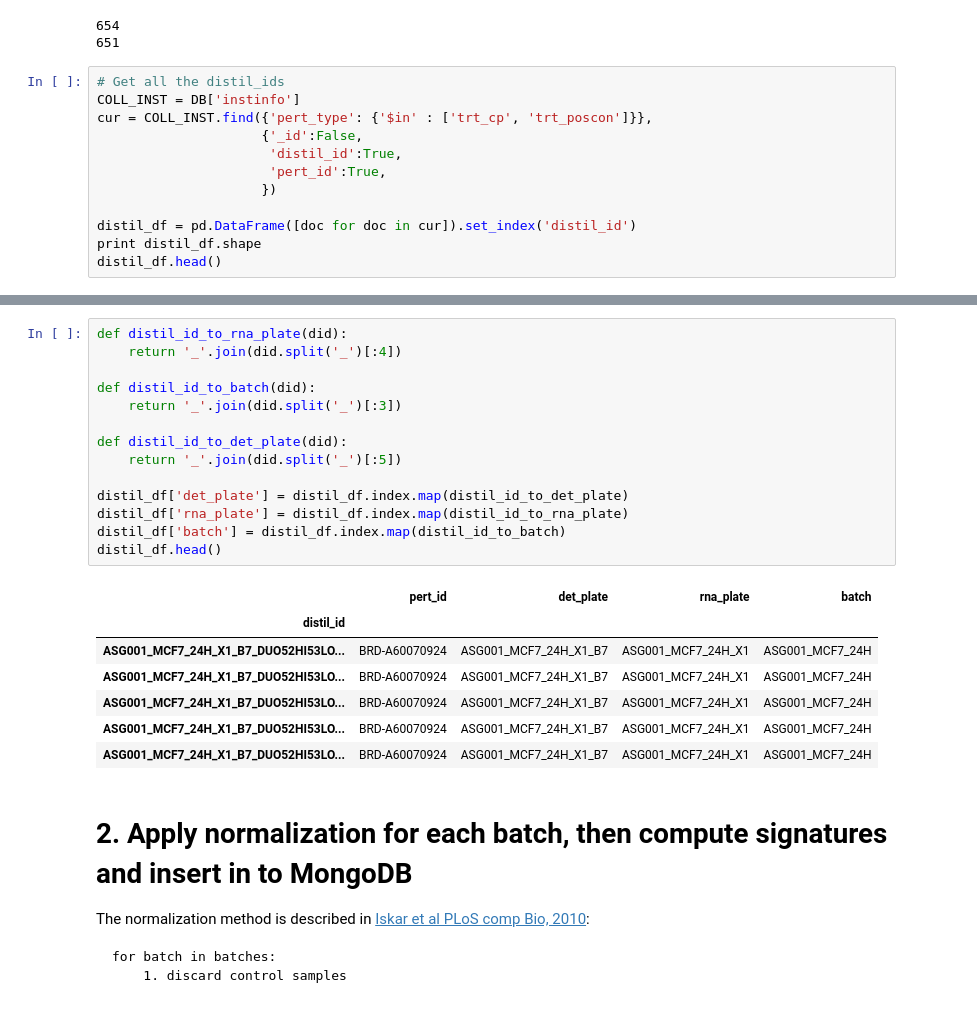
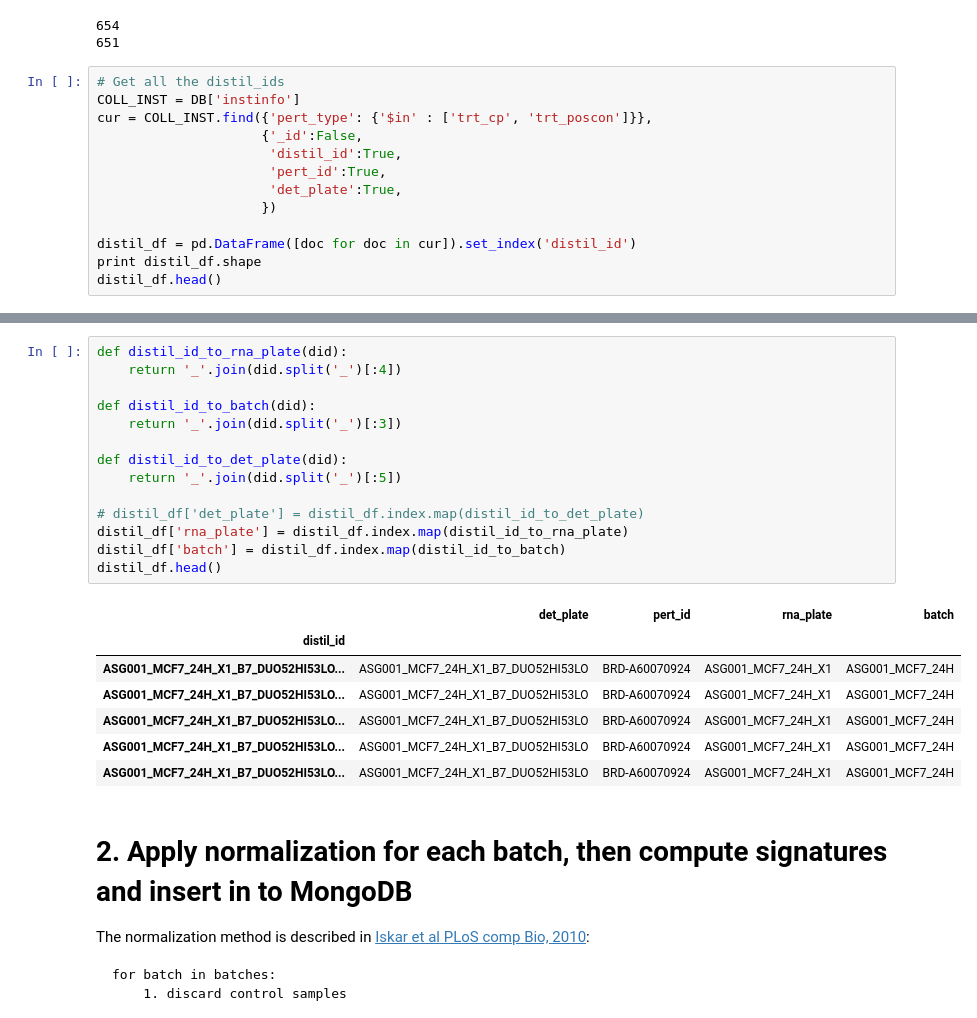
Before and after one commit to MaayanLab/L1000FWD, a Jupyter notebook: notebooks/Reprocess_L1000_Level3_mean_center.ipynb, the cells around one changed output, grey strips where cells are left out. Cells and saved outputs as stored; diff of their text form.

```diff
--- a/notebooks/Reprocess_L1000_Level3_mean_center.ipynb
+++ b/notebooks/Reprocess_L1000_Level3_mean_center.ipynb
@@ -172,6 +176,7 @@ cur = COLL_INST.find({'pert_type': {'$in' : ['trt_cp', 'trt_poscon']}},
                      {'_id':False,
                       'distil_id':True,
                       'pert_id':True,
+                      'det_plate':True,
                      })
 
 distil_df = pd.DataFrame([doc for doc in cur]).set_index('distil_id')
@@ -189,25 +194,25 @@ distil_df.head()
 # %%
 def distil_id_to_rna_plate(did):
     return '_'.join(did.split('_')[:4])
 
 def distil_id_to_batch(did):
     return '_'.join(did.split('_')[:3])
 
 def distil_id_to_det_plate(did):
     return '_'.join(did.split('_')[:5])
 
-distil_df['det_plate'] = distil_df.index.map(distil_id_to_det_plate)
+# distil_df['det_plate'] = distil_df.index.map(distil_id_to_det_plate)
 distil_df['rna_plate'] = distil_df.index.map(distil_id_to_rna_plate)
 distil_df['batch'] = distil_df.index.map(distil_id_to_batch)
 distil_df.head()
 # %% [output]
-|  | pert_id | det_plate | rna_plate | batch |
+|  | det_plate | pert_id | rna_plate | batch |
 | distil_id |  |  |  |  |
-| ASG001_MCF7_24H_X1_B7_DUO52HI53LO... | BRD-A60070924 | ASG001_MCF7_24H_X1_B7 | ASG001_MCF7_24H_X1 | ASG001_MCF7_24H |
-| ASG001_MCF7_24H_X1_B7_DUO52HI53LO... | BRD-A60070924 | ASG001_MCF7_24H_X1_B7 | ASG001_MCF7_24H_X1 | ASG001_MCF7_24H |
-| ASG001_MCF7_24H_X1_B7_DUO52HI53LO... | BRD-A60070924 | ASG001_MCF7_24H_X1_B7 | ASG001_MCF7_24H_X1 | ASG001_MCF7_24H |
-| ASG001_MCF7_24H_X1_B7_DUO52HI53LO... | BRD-A60070924 | ASG001_MCF7_24H_X1_B7 | ASG001_MCF7_24H_X1 | ASG001_MCF7_24H |
-| ASG001_MCF7_24H_X1_B7_DUO52HI53LO... | BRD-A60070924 | ASG001_MCF7_24H_X1_B7 | ASG001_MCF7_24H_X1 | ASG001_MCF7_24H |
+| ASG001_MCF7_24H_X1_B7_DUO52HI53LO... | ASG001_MCF7_24H_X1_B7_DUO52HI53LO | BRD-A60070924 | ASG001_MCF7_24H_X1 | ASG001_MCF7_24H |
+| ASG001_MCF7_24H_X1_B7_DUO52HI53LO... | ASG001_MCF7_24H_X1_B7_DUO52HI53LO | BRD-A60070924 | ASG001_MCF7_24H_X1 | ASG001_MCF7_24H |
+| ASG001_MCF7_24H_X1_B7_DUO52HI53LO... | ASG001_MCF7_24H_X1_B7_DUO52HI53LO | BRD-A60070924 | ASG001_MCF7_24H_X1 | ASG001_MCF7_24H |
+| ASG001_MCF7_24H_X1_B7_DUO52HI53LO... | ASG001_MCF7_24H_X1_B7_DUO52HI53LO | BRD-A60070924 | ASG001_MCF7_24H_X1 | ASG001_MCF7_24H |
+| ASG001_MCF7_24H_X1_B7_DUO52HI53LO... | ASG001_MCF7_24H_X1_B7_DUO52HI53LO | BRD-A60070924 | ASG001_MCF7_24H_X1 | ASG001_MCF7_24H |
 # %% [markdown]
 # 2. Apply normalization for each batch, then compute signatures and insert in to MongoDB
 
```
Also changed, not shown: parts of 5 cells of this notebook, 1 other file.
